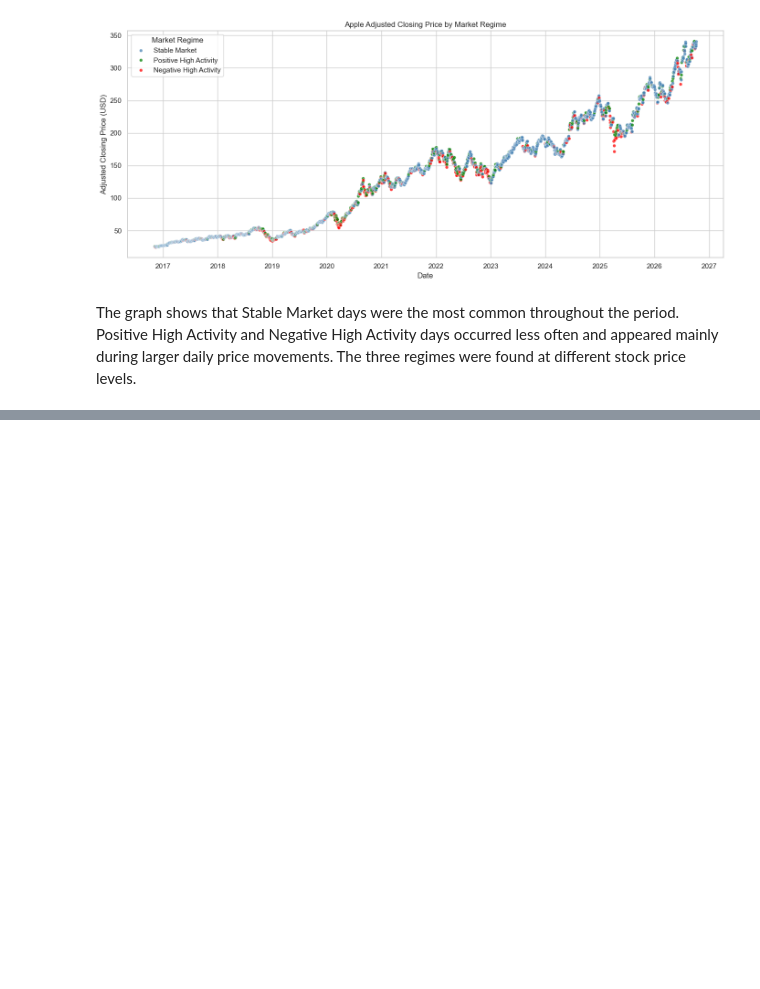
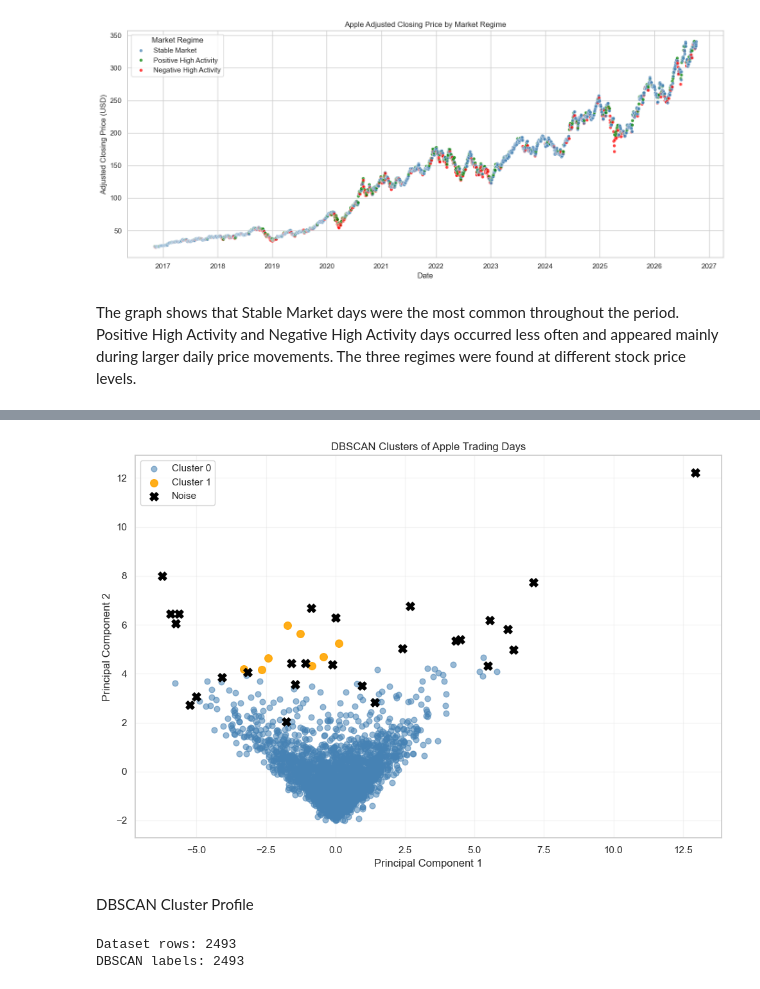
Before and after one commit to 2026228-dev/CA1MLB-2026228, a Jupyter notebook: AAPL.ipynb, the cells around one changed output, grey strips where cells are left out. Drawn from its saved outputs; the diff is of its cells as text; code cells hidden in the pictures; blank space fills up the shorter version.

```diff
--- a/AAPL.ipynb
+++ b/AAPL.ipynb
@@ -1050,0 +1262,69 @@ The graph shows that Stable Market days were the most common throughout the peri
+# %%
+dbscan_plot = pca_data.copy()
+dbscan_plot["DBSCAN_Cluster"] = dbscan_candidate_labels
+
+plt.figure(figsize=(10, 7))
+
+# Main cluster
+main_cluster = dbscan_plot[
+    dbscan_plot["DBSCAN_Cluster"] == 0
+]
+
+plt.scatter(
+    main_cluster["PC1"],
+    main_cluster["PC2"],
+    color="steelblue",
+    alpha=0.55,
+    s=40,
+    label="Cluster 0"
+)
+
+# Small cluster
+small_cluster = dbscan_plot[
+    dbscan_plot["DBSCAN_Cluster"] == 1
+]
+
+plt.scatter(
+    small_cluster["PC1"],
+    small_cluster["PC2"],
+    color="orange",
+    alpha=0.9,
+    s=70,
+    label="Cluster 1"
+)
+
+# Noise
+noise_points = dbscan_plot[
+    dbscan_plot["DBSCAN_Cluster"] == -1
+]
+
+plt.scatter(
+    noise_points["PC1"],
+    noise_points["PC2"],
+    color="black",
+    marker="X",
+    s=90,
+    label="Noise"
+)
+
+plt.title("DBSCAN Clusters of Apple Trading Days")
+plt.xlabel("Principal Component 1")
+plt.ylabel("Principal Component 2")
+plt.legend()
+plt.grid(alpha=0.2)
+plt.tight_layout()
+plt.show()
+# %% [output]
+[figure, added]
+# %% [markdown]
+DBSCAN Cluster Profile
+# %%
+
+
+dbscan_profile_data = clustering_data.copy()
+
+print("Dataset rows:", len(dbscan_profile_data))
+print("DBSCAN labels:", len(dbscan_candidate_labels))
+# %% [output]
+Dataset rows: 2493
+DBSCAN labels: 2493
```
Also changed, not shown: parts of 34 cells of this notebook, 1 other file.
